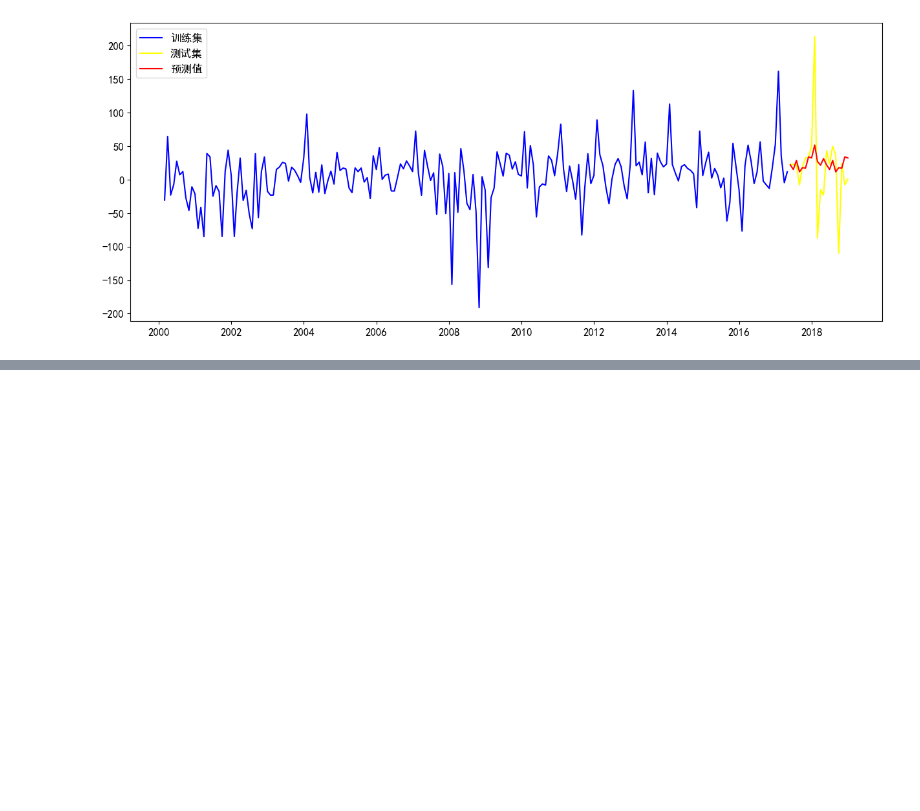
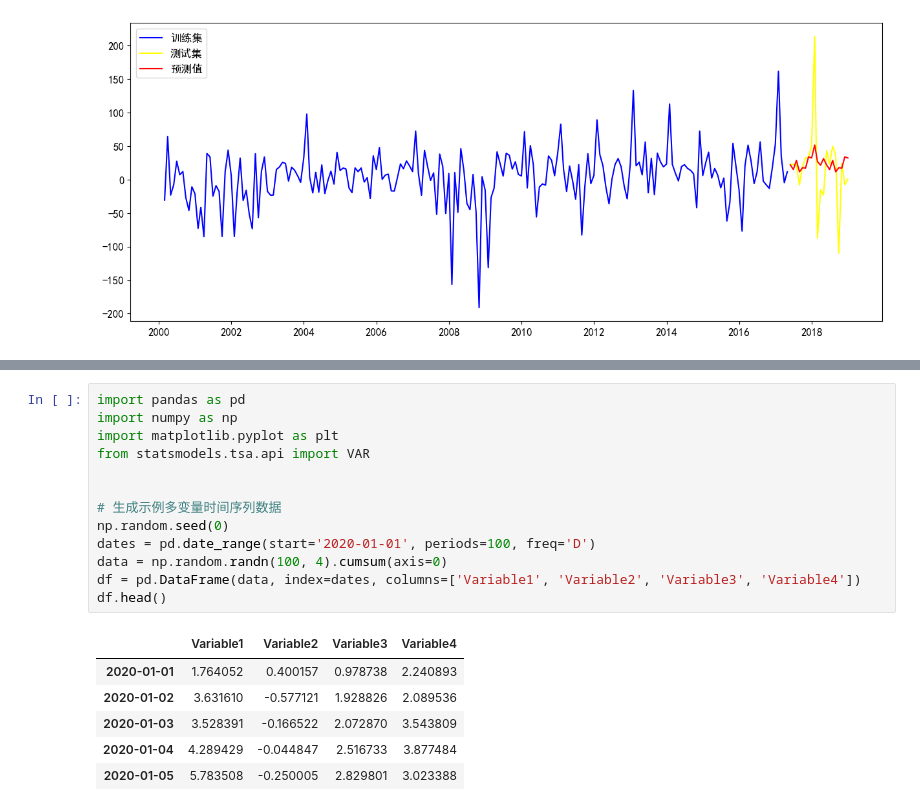
Before and after one commit to XingA02/Model_with_Python, a Jupyter notebook: 描述_5_时间序列分析.ipynb, the cells around one changed output, grey strips where cells are left out. Drawn from its saved outputs; the diff is of its cells as text; blank space fills up the shorter version.

```diff
--- a/描述_5_时间序列分析.ipynb
+++ b/描述_5_时间序列分析.ipynb
@@ -294,0 +417,20 @@ initial_seasons.11            2.2241154                 s.11                 Tru
+# %%
+import pandas as pd
+import numpy as np
+import matplotlib.pyplot as plt
+from statsmodels.tsa.api import VAR
+
+
+# 生成示例多变量时间序列数据
+np.random.seed(0)
+dates = pd.date_range(start='2020-01-01', periods=100, freq='D')
+data = np.random.randn(100, 4).cumsum(axis=0)
+df = pd.DataFrame(data, index=dates, columns=['Variable1', 'Variable2', 'Variable3', 'Variable4'])
+df.head()
+# %% [output]
+|  | Variable1 | Variable2 | Variable3 | Variable4 |
+| 2020-01-01 | 1.764052 | 0.400157 | 0.978738 | 2.240893 |
+| 2020-01-02 | 3.631610 | -0.577121 | 1.928826 | 2.089536 |
+| 2020-01-03 | 3.528391 | -0.166522 | 2.072870 | 3.543809 |
+| 2020-01-04 | 4.289429 | -0.044847 | 2.516733 | 3.877484 |
+| 2020-01-05 | 5.783508 | -0.250005 | 2.829801 | 3.023388 |
```
Also changed, not shown: parts of 22 cells of this notebook, 1 other file.
